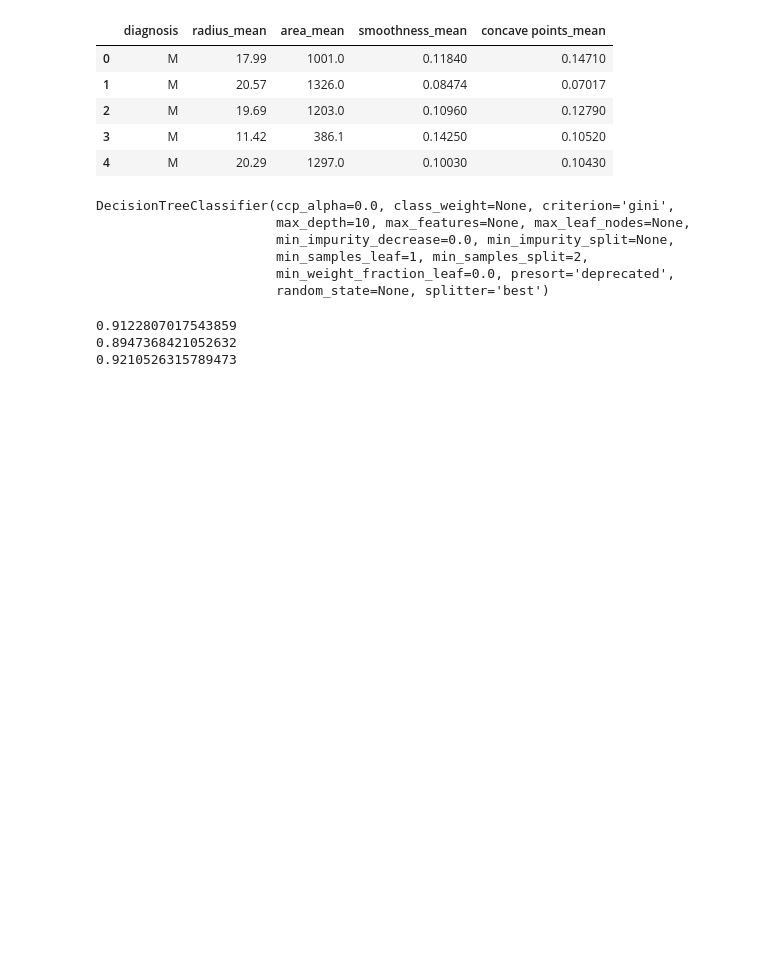
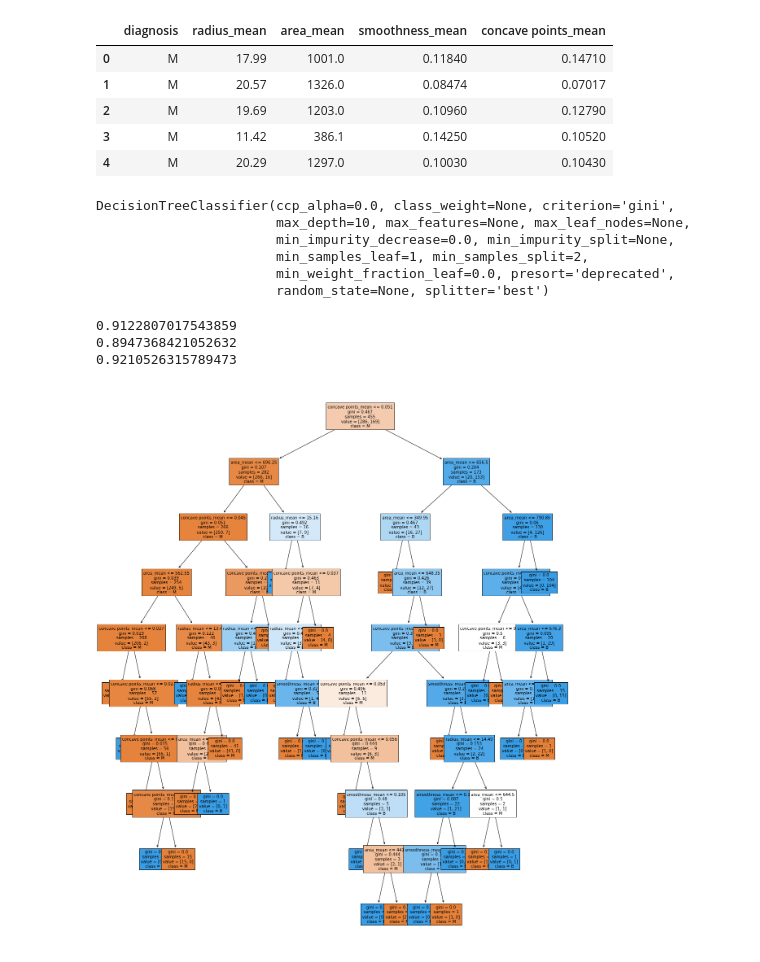
Before and after one commit to a-forty-two/cylons, a Jupyter notebook: 03_DecisionTree.ipynb, the cells around one changed output. Saved outputs shown, nothing was run; the diff lists cells and outputs as text; code cells hidden in the pictures; blank space fills up the shorter version.

```diff
--- a/03_DecisionTree.ipynb
+++ b/03_DecisionTree.ipynb
@@ -64,5 +64,9 @@ print(score)
 # %%
 from sklearn.tree import plot_tree
 import matplotlib.pyplot as plt
-fig = plt.figure()
-a = plot_tree
+fig = plt.figure(figsize=(20,25))
+a = plot_tree(dtree_deep, feature_names=x.columns, fontsize=10, filled=True, class_names=['M','B'])
+plt.show()
+# GINI and ENTROPY
+# %% [output]
+[figure, added]
```
